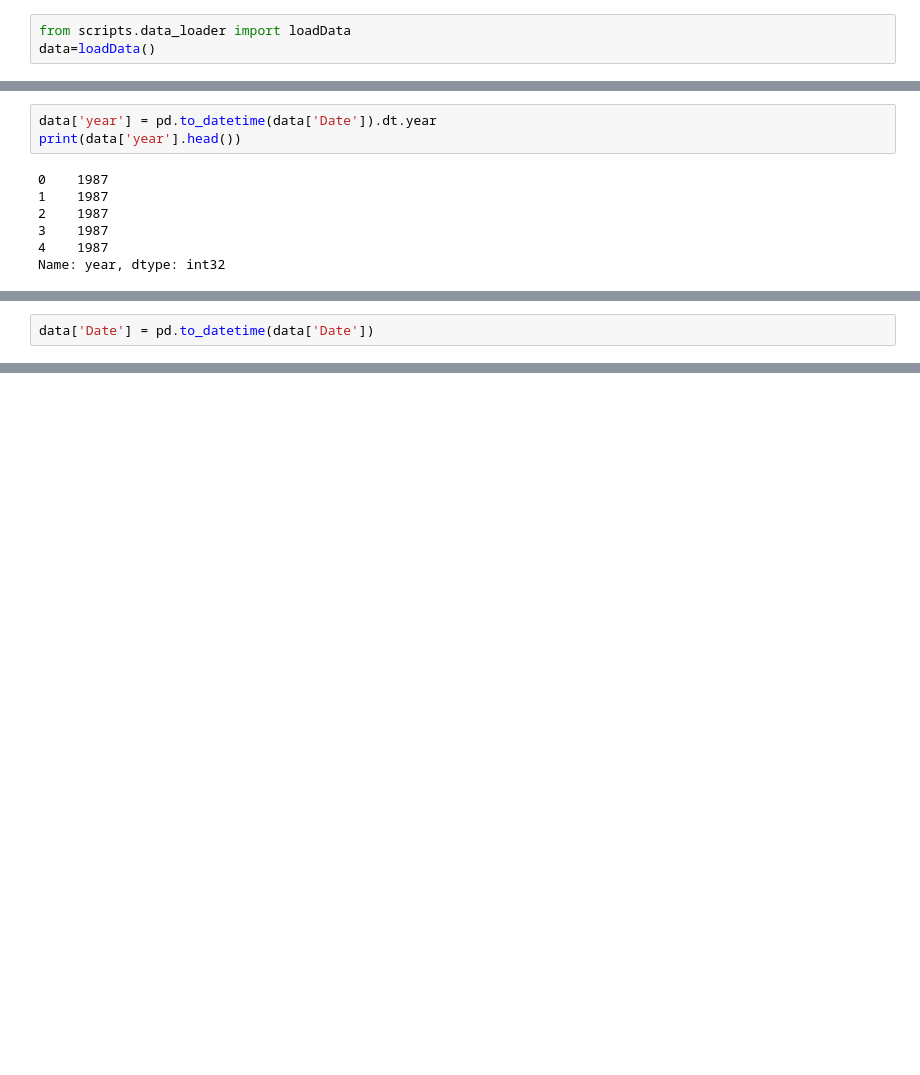
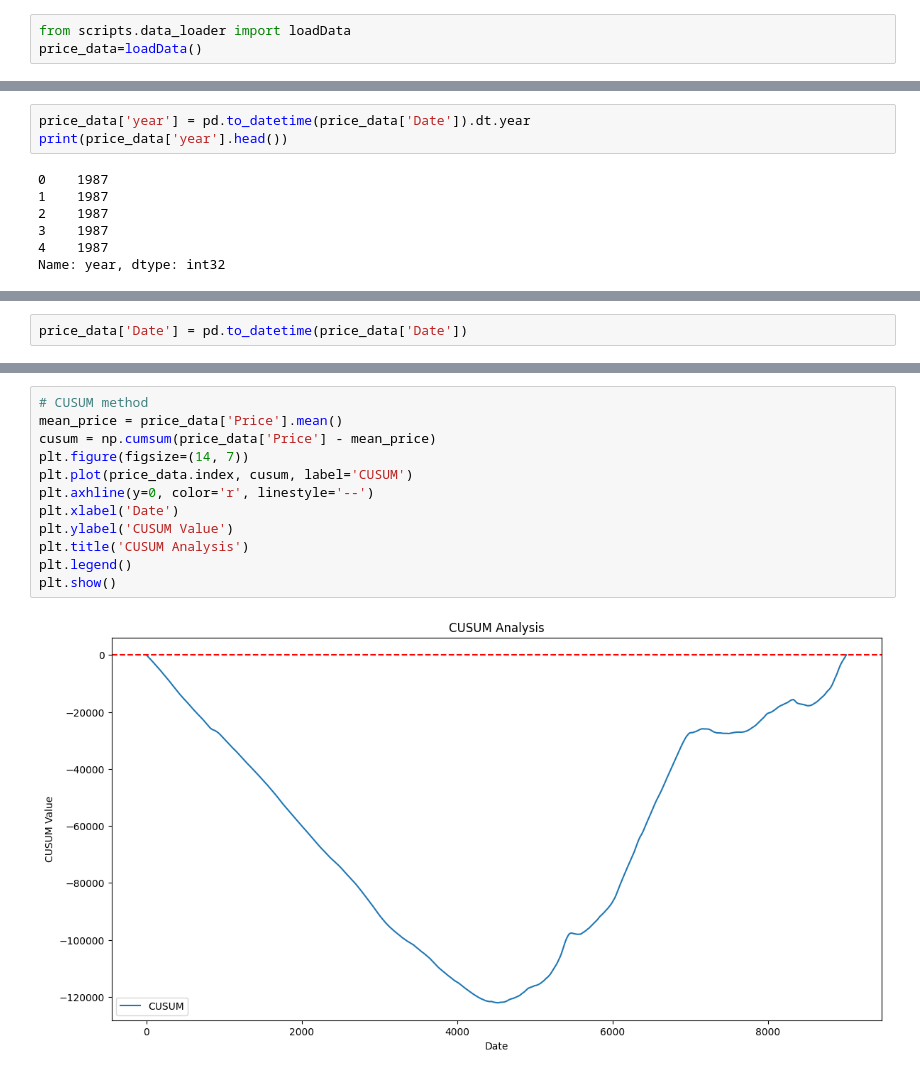
Before and after one commit to hanaDemma/Change_point_analysis_and_statistical_modelling-, a Jupyter notebook: notebooks/changePointAnalyisis.ipynb, the cells around one changed output, grey strips where cells are left out. Saved outputs shown, nothing was run; the diff lists cells and outputs as text; blank space fills up the shorter version.

```diff
--- a/notebooks/changePointAnalyisis.ipynb
+++ b/notebooks/changePointAnalyisis.ipynb
@@ -26,7 +26,7 @@ warnings.filterwarnings('ignore')
 >>> ### Load Dataset
 # %%
 from scripts.data_loader import loadData
-data=loadData()
+price_data=loadData()
 # %% [markdown]
 >>> # Understanding The Data
 # %%
@@ -85,8 +85,8 @@ Date     0
 Price    0
 dtype: int64
 # %%
-data['year'] = pd.to_datetime(data['Date']).dt.year
-print(data['year'].head())
+price_data['year'] = pd.to_datetime(price_data['Date']).dt.year
+print(price_data['year'].head())
 # %% [output]
 0    1987
 1    1987
@@ -111,5 +111,5 @@ data['year'].isna().sum()
 # %% [output]
 0
 # %%
-data['Date'] = pd.to_datetime(data['Date'])
+price_data['Date'] = pd.to_datetime(price_data['Date'])
 # %%
@@ -154,0 +188,14 @@ change_point_analysis(data)
+# %%
+# CUSUM method
+mean_price = price_data['Price'].mean()
+cusum = np.cumsum(price_data['Price'] - mean_price)
+plt.figure(figsize=(14, 7))
+plt.plot(price_data.index, cusum, label='CUSUM')
+plt.axhline(y=0, color='r', linestyle='--')
+plt.xlabel('Date')
+plt.ylabel('CUSUM Value')
+plt.title('CUSUM Analysis')
+plt.legend()
+plt.show()
+# %% [output]
+[figure, added]
```
Also changed, not shown: parts of 19 cells of this notebook, 1 other file.
